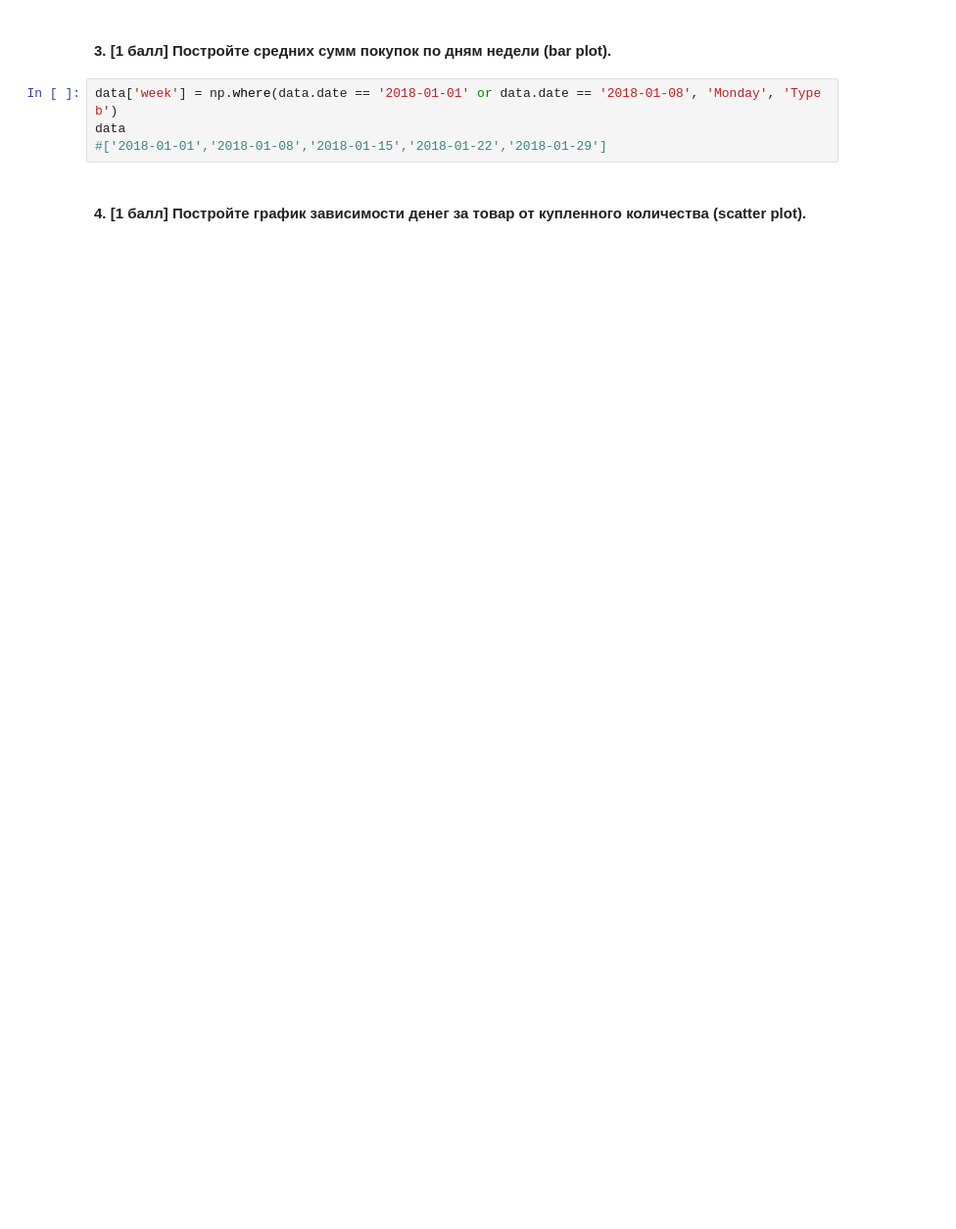
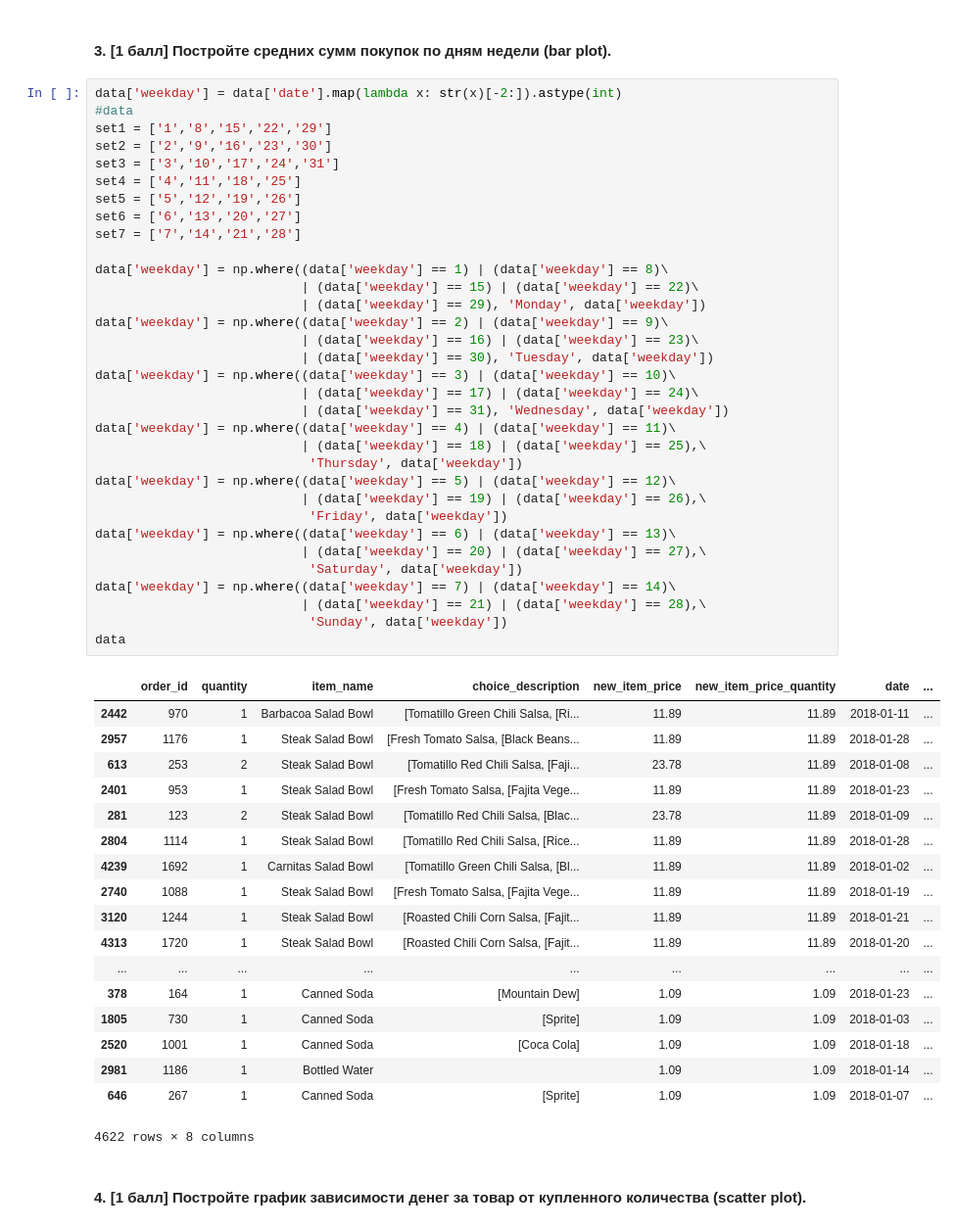
Before and after one commit to hse-mlearn/ha-01-maximkremer, a Jupyter notebook: homework-practice-01.ipynb, the cells around one changed output. Shown at 98% size. Drawn from its saved outputs; the diff is of its cells as text; blank space fills up the shorter version.

```diff
--- a/homework-practice-01.ipynb
+++ b/homework-practice-01.ipynb
@@ -389,8 +394,56 @@ AttributeError: 'numpy.str_' object has no attribute 'toordinal'
 # %% [markdown]
 #### 3. [1 балл] Постройте средних сумм покупок по дням недели (bar plot).
-# %%
-data['week'] = np.where(data.date == '2018-01-01' or data.date == '2018-01-08', 'Monday', 'Type b')
-data
-#['2018-01-01','2018-01-08','2018-01-15','2018-01-22','2018-01-29']
+# %%
+data['weekday'] = data['date'].map(lambda x: str(x)[-2:]).astype(int)
+#data
+set1 = ['1','8','15','22','29']
+set2 = ['2','9','16','23','30']
+set3 = ['3','10','17','24','31']
+set4 = ['4','11','18','25']
+set5 = ['5','12','19','26']
+set6 = ['6','13','20','27']
+set7 = ['7','14','21','28']
+
+data['weekday'] = np.where((data['weekday'] == 1) | (data['weekday'] == 8)\
+                           | (data['weekday'] == 15) | (data['weekday'] == 22)\
+                           | (data['weekday'] == 29), 'Monday', data['weekday'])
+data['weekday'] = np.where((data['weekday'] == 2) | (data['weekday'] == 9)\
+                           | (data['weekday'] == 16) | (data['weekday'] == 23)\
+                           | (data['weekday'] == 30), 'Tuesday', data['weekday'])
+data['weekday'] = np.where((data['weekday'] == 3) | (data['weekday'] == 10)\
+                           | (data['weekday'] == 17) | (data['weekday'] == 24)\
+                           | (data['weekday'] == 31), 'Wednesday', data['weekday'])
+data['weekday'] = np.where((data['weekday'] == 4) | (data['weekday'] == 11)\
+                           | (data['weekday'] == 18) | (data['weekday'] == 25),\
+                            'Thursday', data['weekday'])
+data['weekday'] = np.where((data['weekday'] == 5) | (data['weekday'] == 12)\
+                           | (data['weekday'] == 19) | (data['weekday'] == 26),\
+                            'Friday', data['weekday'])
+data['weekday'] = np.where((data['weekday'] == 6) | (data['weekday'] == 13)\
+                           | (data['weekday'] == 20) | (data['weekday'] == 27),\
+                            'Saturday', data['weekday'])
+data['weekday'] = np.where((data['weekday'] == 7) | (data['weekday'] == 14)\
+                           | (data['weekday'] == 21) | (data['weekday'] == 28),\
+                            'Sunday', data['weekday'])
+data
+# %% [output]
+|  | order_id | quantity | item_name | choice_description | new_item_price | new_item_price_quantity | date | ... |
+| 2442 | 970 | 1 | Barbacoa Salad Bowl | [Tomatillo Green Chili Salsa, [Ri... | 11.89 | 11.89 | 2018-01-11 | ... |
+| 2957 | 1176 | 1 | Steak Salad Bowl | [Fresh Tomato Salsa, [Black Beans... | 11.89 | 11.89 | 2018-01-28 | ... |
+| 613 | 253 | 2 | Steak Salad Bowl | [Tomatillo Red Chili Salsa, [Faji... | 23.78 | 11.89 | 2018-01-08 | ... |
+| 2401 | 953 | 1 | Steak Salad Bowl | [Fresh Tomato Salsa, [Fajita Vege... | 11.89 | 11.89 | 2018-01-23 | ... |
+| 281 | 123 | 2 | Steak Salad Bowl | [Tomatillo Red Chili Salsa, [Blac... | 23.78 | 11.89 | 2018-01-09 | ... |
+| 2804 | 1114 | 1 | Steak Salad Bowl | [Tomatillo Red Chili Salsa, [Rice... | 11.89 | 11.89 | 2018-01-28 | ... |
+| 4239 | 1692 | 1 | Carnitas Salad Bowl | [Tomatillo Green Chili Salsa, [Bl... | 11.89 | 11.89 | 2018-01-02 | ... |
+| 2740 | 1088 | 1 | Steak Salad Bowl | [Fresh Tomato Salsa, [Fajita Vege... | 11.89 | 11.89 | 2018-01-19 | ... |
+| 3120 | 1244 | 1 | Steak Salad Bowl | [Roasted Chili Corn Salsa, [Fajit... | 11.89 | 11.89 | 2018-01-21 | ... |
+| 4313 | 1720 | 1 | Steak Salad Bowl | [Roasted Chili Corn Salsa, [Fajit... | 11.89 | 11.89 | 2018-01-20 | ... |
+| ... | ... | ... | ... | ... | ... | ... | ... | ... |
+| 378 | 164 | 1 | Canned Soda | [Mountain Dew] | 1.09 | 1.09 | 2018-01-23 | ... |
+| 1805 | 730 | 1 | Canned Soda | [Sprite] | 1.09 | 1.09 | 2018-01-03 | ... |
+| 2520 | 1001 | 1 | Canned Soda | [Coca Cola] | 1.09 | 1.09 | 2018-01-18 | ... |
+| 2981 | 1186 | 1 | Bottled Water |  | 1.09 | 1.09 | 2018-01-14 | ... |
+| 646 | 267 | 1 | Canned Soda | [Sprite] | 1.09 | 1.09 | 2018-01-07 | ... |
+4622 rows × 8 columns
 # %% [markdown]
 #### 4. [1 балл] Постройте график зависимости денег за товар от купленного количества (scatter plot).
```
Also changed, not shown: parts of 6 cells of this notebook.
